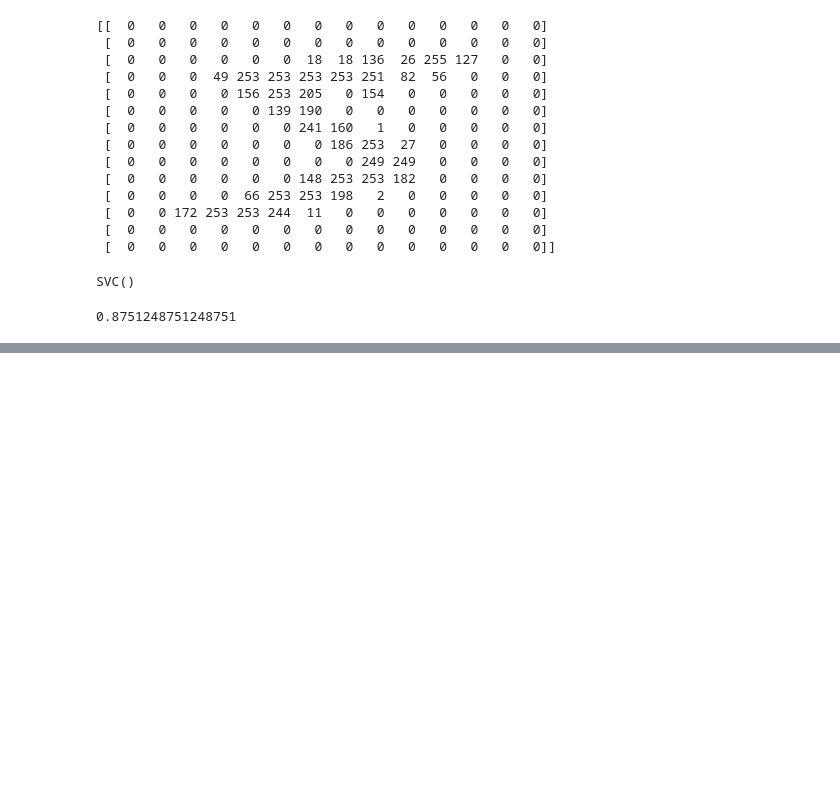
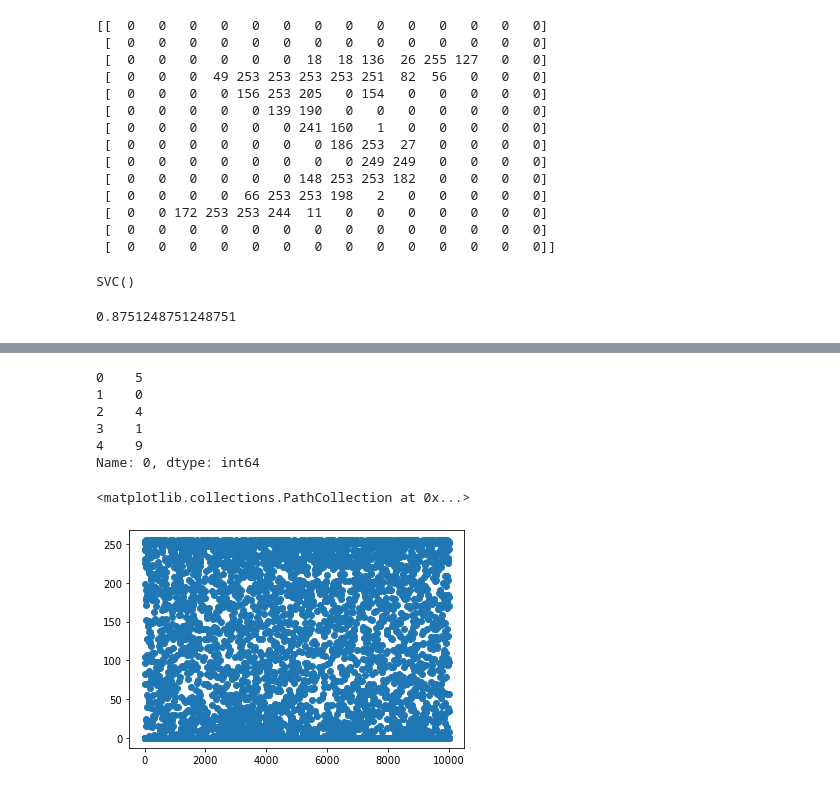
Before and after one commit to HyeogDo/python_study, a Jupyter notebook: Python/4. MachineLearning/Note/17.이미지 내부의 문자인식.ipynb, the cells around one changed output, grey strips where cells are left out. Saved outputs shown, nothing was run; the diff lists cells and outputs as text; code cells hidden in the pictures; blank space fills up the shorter version.

```diff
--- a/Python/4. MachineLearning/Note/17.이미지 내부의 문자인식.ipynb
+++ b/Python/4. MachineLearning/Note/17.이미지 내부의 문자인식.ipynb
@@ -122,0 +204,3 @@ clf.score(test_data, test_label)
+# %%
+train = pd.read_csv("../Data/train_10k.csv", header=None)
+train.head()
@@ -122,0 +215,17 @@ clf.score(test_data, test_label)
+# %%
+train_data = train.drop(0, axis=1)
+train_label = train[0]
+# %%
+train_label.head()
+# %% [output]
+0    5
+1    0
+2    4
+3    1
+4    9
+Name: 0, dtype: int64
+# %%
+plt.scatter(train_data.index, (train_data[300]))
+# %% [output]
+<matplotlib.collections.PathCollection at 0x...>
+[figure, added]
```
Also changed, not shown: parts of 26 cells of this notebook, 8 other files.
